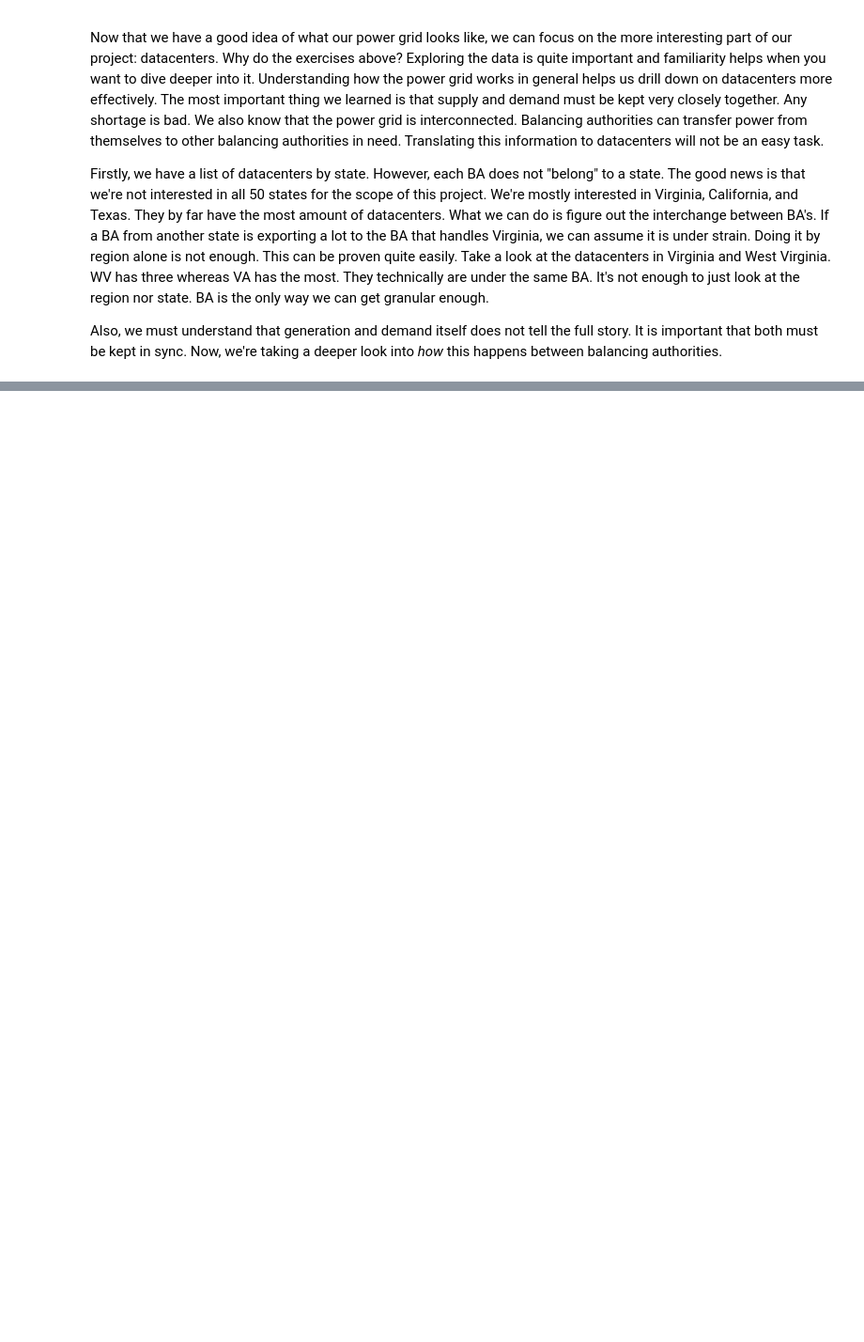
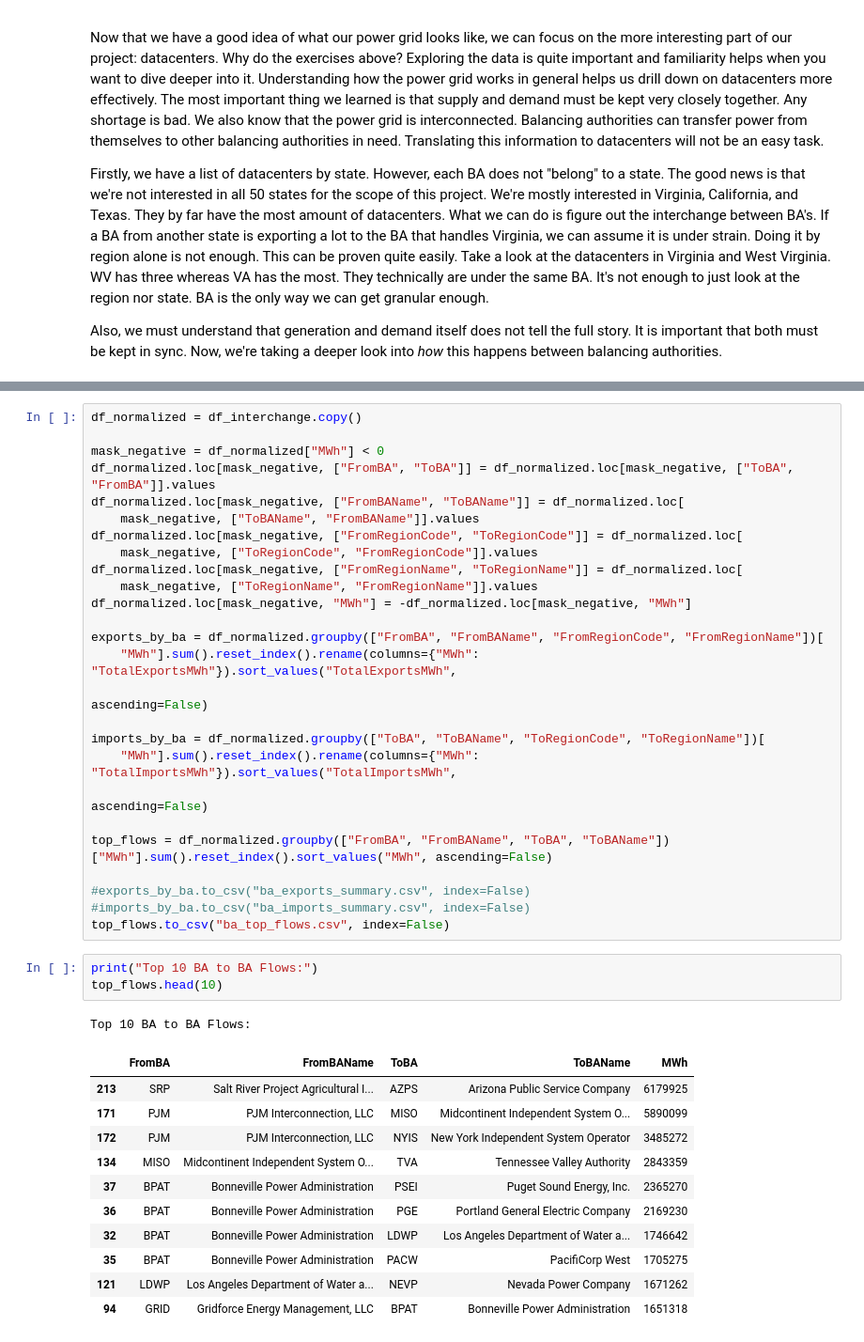
Before and after one commit to Michaelsaju1/AIPI510_Module_Project_1, a Jupyter notebook: power_grid_analysis.ipynb, the cells around one changed output, grey strips where cells are left out. Shown: that part at 94% size. Cells and saved outputs as stored; diff of their text form; blank space fills up the shorter version.

```diff
--- a/power_grid_analysis.ipynb
+++ b/power_grid_analysis.ipynb
@@ -471,3 +498,45 @@ print("Added region and saved new CSV file")
+# %%
+df_normalized = df_interchange.copy()
+
+mask_negative = df_normalized["MWh"] < 0
+df_normalized.loc[mask_negative, ["FromBA", "ToBA"]] = df_normalized.loc[mask_negative, ["ToBA", "FromBA"]].values
+df_normalized.loc[mask_negative, ["FromBAName", "ToBAName"]] = df_normalized.loc[
+    mask_negative, ["ToBAName", "FromBAName"]].values
+df_normalized.loc[mask_negative, ["FromRegionCode", "ToRegionCode"]] = df_normalized.loc[
+    mask_negative, ["ToRegionCode", "FromRegionCode"]].values
+df_normalized.loc[mask_negative, ["FromRegionName", "ToRegionName"]] = df_normalized.loc[
+    mask_negative, ["ToRegionName", "FromRegionName"]].values
+df_normalized.loc[mask_negative, "MWh"] = -df_normalized.loc[mask_negative, "MWh"]
+
+exports_by_ba = df_normalized.groupby(["FromBA", "FromBAName", "FromRegionCode", "FromRegionName"])[
+    "MWh"].sum().reset_index().rename(columns={"MWh": "TotalExportsMWh"}).sort_values("TotalExportsMWh",
+                                                                                      ascending=False)
+
+imports_by_ba = df_normalized.groupby(["ToBA", "ToBAName", "ToRegionCode", "ToRegionName"])[
+    "MWh"].sum().reset_index().rename(columns={"MWh": "TotalImportsMWh"}).sort_values("TotalImportsMWh",
+                                                                                      ascending=False)
+
+top_flows = df_normalized.groupby(["FromBA", "FromBAName", "ToBA", "ToBAName"])["MWh"].sum().reset_index().sort_values("MWh", ascending=False)
+
+#exports_by_ba.to_csv("ba_exports_summary.csv", index=False)
+#imports_by_ba.to_csv("ba_imports_summary.csv", index=False)
+top_flows.to_csv("ba_top_flows.csv", index=False)
+# %%
+print("Top 10 BA to BA Flows:")
+top_flows.head(10)
+# %% [output]
+Top 10 BA to BA Flows:
+|  | FromBA | FromBAName | ToBA | ToBAName | MWh |
+| 213 | SRP | Salt River Project Agricultural I... | AZPS | Arizona Public Service Company | 6179925 |
+| 171 | PJM | PJM Interconnection, LLC | MISO | Midcontinent Independent System O... | 5890099 |
+| 172 | PJM | PJM Interconnection, LLC | NYIS | New York Independent System Operator | 3485272 |
+| 134 | MISO | Midcontinent Independent System O... | TVA | Tennessee Valley Authority | 2843359 |
+| 37 | BPAT | Bonneville Power Administration | PSEI | Puget Sound Energy, Inc. | 2365270 |
+| 36 | BPAT | Bonneville Power Administration | PGE | Portland General Electric Company | 2169230 |
+| 32 | BPAT | Bonneville Power Administration | LDWP | Los Angeles Department of Water a... | 1746642 |
+| 35 | BPAT | Bonneville Power Administration | PACW | PacifiCorp West | 1705275 |
+| 121 | LDWP | Los Angeles Department of Water a... | NEVP | Nevada Power Company | 1671262 |
+| 94 | GRID | Gridforce Energy Management, LLC | BPAT | Bonneville Power Administration | 1651318 |
 # %% [markdown]
 ### AI Disclosure
 
```
Also changed, not shown: parts of 4 cells of this notebook.
